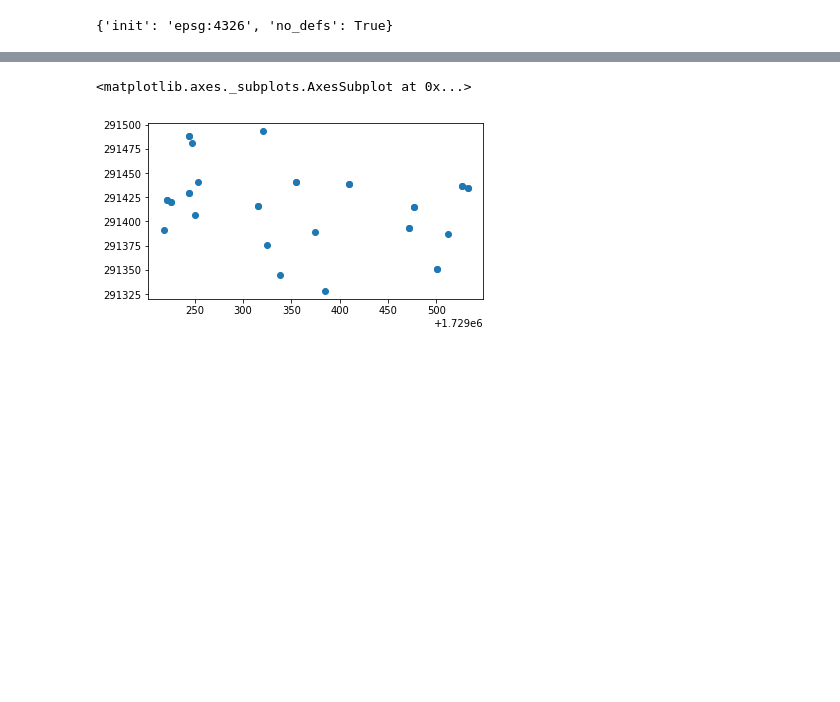
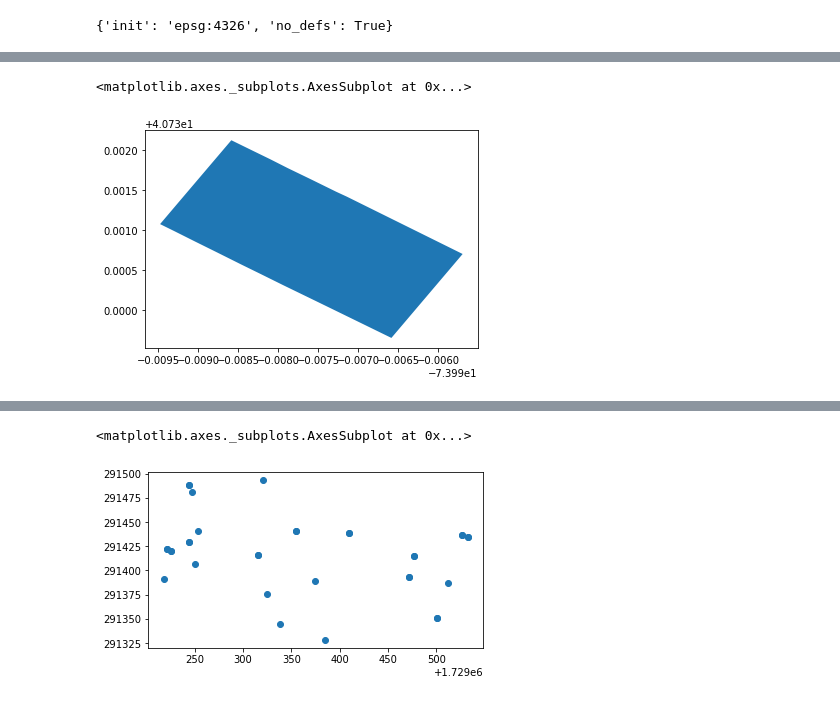
Before and after one commit to rohuniyer/How-greenspace-makes-the-green, a Jupyter notebook: AirBnBandGreen.ipynb, the cells around one changed output, grey strips where cells are left out. Drawn from its saved outputs; the diff is of its cells as text; code cells hidden in the pictures; blank space fills up the shorter version.

```diff
--- a/AirBnBandGreen.ipynb
+++ b/AirBnBandGreen.ipynb
@@ -119,3 +127,10 @@ halfmiShp.rename(columns = {0:'geometry'},inplace = True)
+# %%
+wsq = GeoDataFrame(wsq)
+# %%
+wsq.plot()
+# %% [output]
+<matplotlib.axes._subplots.AxesSubplot at 0x...>
+[figure, added]
 # %%
 dilated.plot()
 # %% [output]
```
Also changed, not shown: parts of 28 cells of this notebook.
